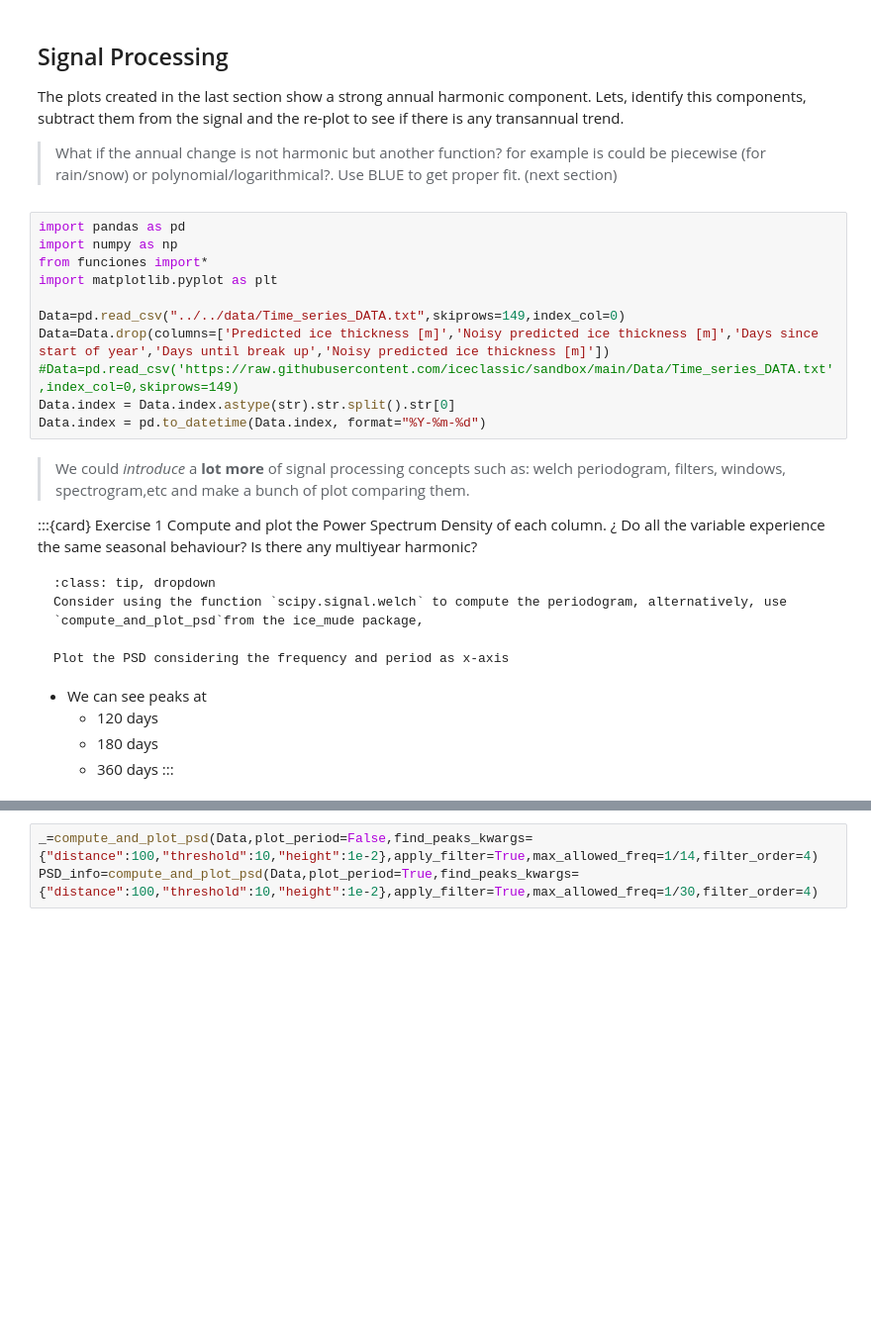
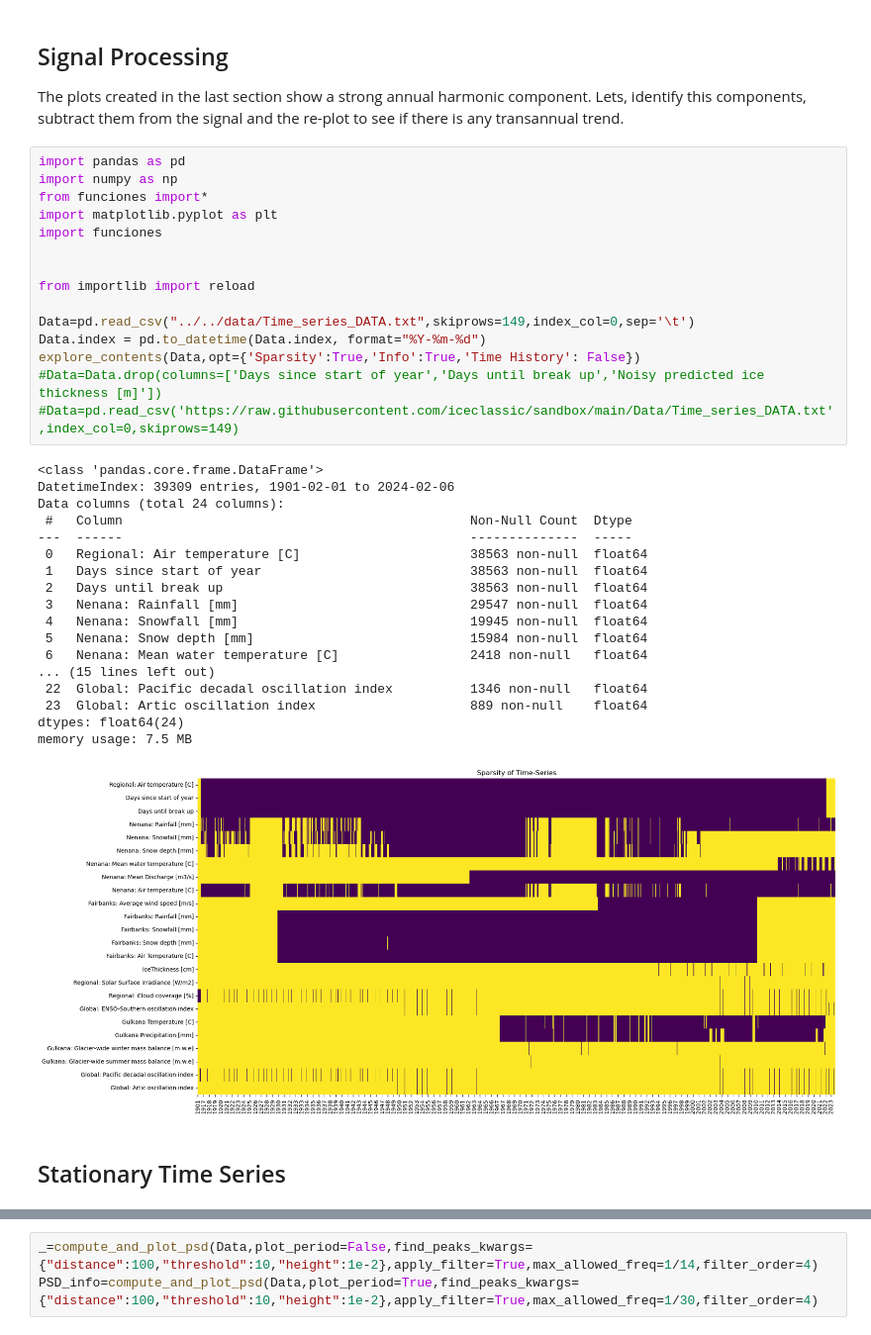
Before and after one commit to iceclassic/mude, a Jupyter notebook: book/Part_1/Signal_processing.ipynb, the cells around one changed output, grey strips where cells are left out. Shown at 99% size. Cells and saved outputs as stored; diff of their text form; blank space fills up the shorter version.

````diff
--- a/book/Part_1/Signal_processing.ipynb
+++ b/book/Part_1/Signal_processing.ipynb
@@ -1,34 +1,39 @@
 # %% [markdown]
 ## Signal Processing
 The plots created in the last section show a strong annual harmonic component. Lets, identify this components, subtract them from the signal and the re-plot to see if there is any transannual trend.
-
-> What if the annual change is not harmonic but another function? for example is could be piecewise (for rain/snow) or polynomial/logarithmical?. Use BLUE to get proper fit. (next section)
 # %%
 import pandas as pd
 import numpy as np
 from funciones import*
 import matplotlib.pyplot as plt
+import funciones
 
-Data=pd.read_csv("../../data/Time_series_DATA.txt",skiprows=149,index_col=0)
-Data=Data.drop(columns=['Predicted ice thickness [m]','Noisy predicted ice thickness [m]','Days since start of year','Days until break up','Noisy predicted ice thickness [m]'])
+
+from importlib import reload
+
+Data=pd.read_csv("../../data/Time_series_DATA.txt",skiprows=149,index_col=0,sep='\t')
+Data.index = pd.to_datetime(Data.index, format="%Y-%m-%d")
+explore_contents(Data,opt={'Sparsity':True,'Info':True,'Time History': False})
+#Data=Data.drop(columns=['Days since start of year','Days until break up','Noisy predicted ice thickness [m]'])
 #Data=pd.read_csv('https://raw.githubusercontent.com/iceclassic/sandbox/main/Data/Time_series_DATA.txt',index_col=0,skiprows=149)
-Data.index = Data.index.astype(str).str.split().str[0]
-Data.index = pd.to_datetime(Data.index, format="%Y-%m-%d")
+# %% [output]
+<class 'pandas.core.frame.DataFrame'>
+DatetimeIndex: 39309 entries, 1901-02-01 to 2024-02-06
+Data columns (total 24 columns):
+ #   Column                                             Non-Null Count  Dtype
+---  ------                                             --------------  -----
+ 0   Regional: Air temperature [C]                      38563 non-null  float64
+ 1   Days since start of year                           38563 non-null  float64
+ 2   Days until break up                                38563 non-null  float64
+ 3   Nenana: Rainfall [mm]                              29547 non-null  float64
+ 4   Nenana: Snowfall [mm]                              19945 non-null  float64
+ 5   Nenana: Snow depth [mm]                            15984 non-null  float64
+ 6   Nenana: Mean water temperature [C]                 2418 non-null   float64
+... (15 lines left out)
+ 22  Global: Pacific decadal oscillation index          1346 non-null   float64
+ 23  Global: Artic oscillation index                    889 non-null    float64
+dtypes: float64(24)
+memory usage: 7.5 MB
+[figure, added]
-# %% [markdown]
-
-> We could *introduce*  a **lot more** of signal processing concepts such as:  welch periodogram, filters, windows, spectrogram,etc  and make a bunch of plot comparing them.
-
-:::{card} Exercise 1
-Compute and plot the Power Spectrum Density of each column. ¿ Do all the variable experience the same seasonal behaviour? Is there any multiyear harmonic?
-```{admonition} Tips/Help
-:class: tip, dropdown
-Consider using the function `scipy.signal.welch` to compute the periodogram, alternatively, use `compute_and_plot_psd`from the ice_mude package,
-
-Plot the PSD considering the frequency and period as x-axis
-```
-
-- We can see peaks at
-    - 120 days
-    - 180 days
-    - 360 days
-:::
+# %% [markdown]
+## Stationary Time Series
````
Also changed, not shown: parts of 9 cells of this notebook, 5 other files.
